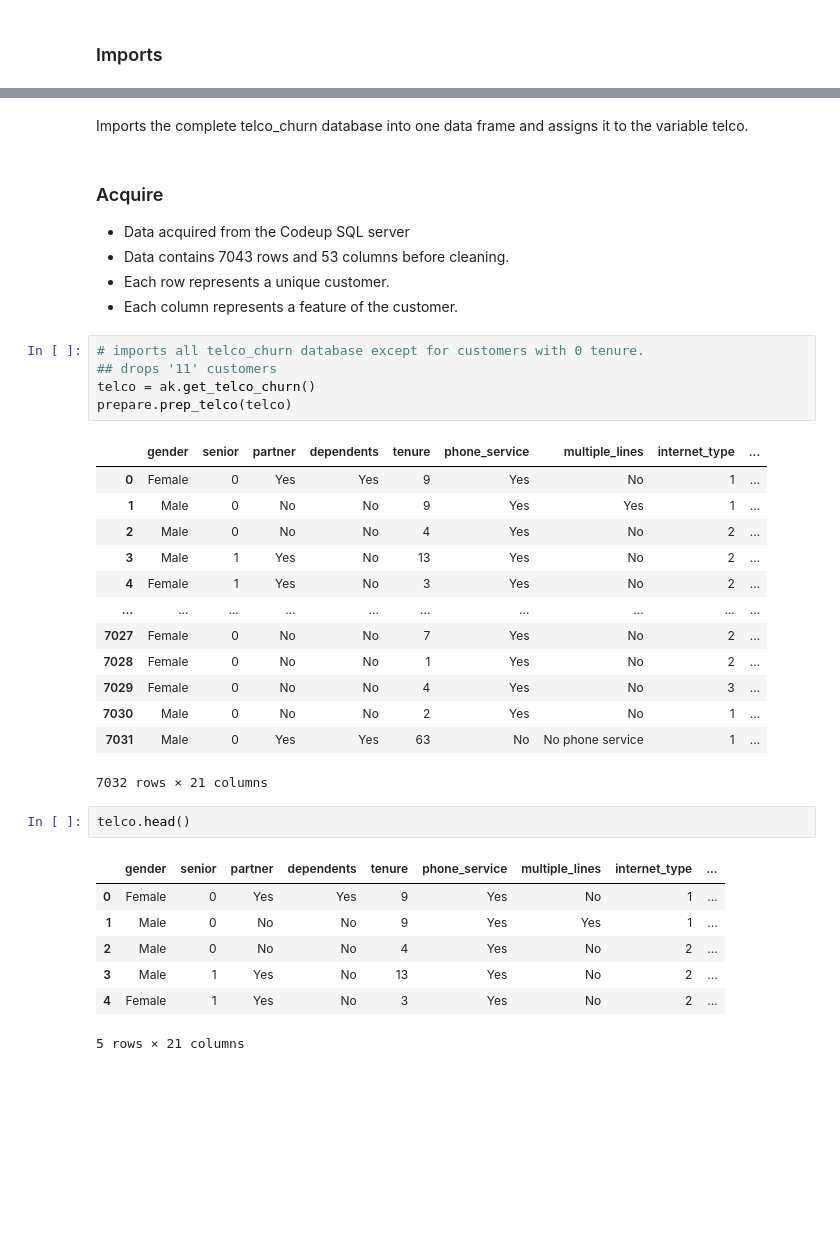
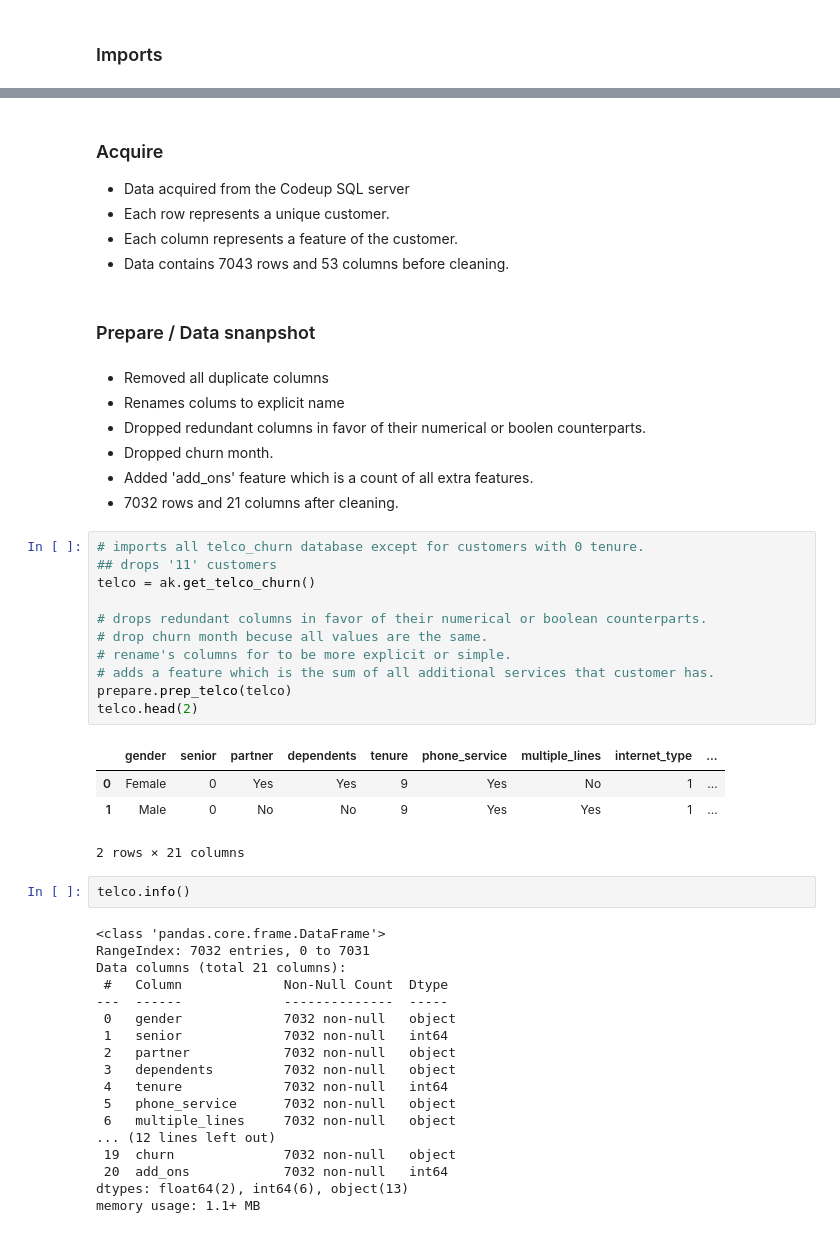
Before and after one commit to eelysee/telco_churn_ds_project, a Jupyter notebook: Final Report.ipynb, the cells around one changed output, grey strips where cells are left out. Drawn from its saved outputs; the diff is of its cells as text; blank space fills up the shorter version.

```diff
--- a/Final Report.ipynb
+++ b/Final Report.ipynb
@@ -23,38 +72,52 @@ import prepare
-# %% [markdown]
-Imports the complete telco_churn database into one data frame and assigns it to the variable telco.
 # %% [markdown]
 ### Acquire
 - Data acquired from the Codeup SQL server
-- Data contains 7043 rows and 53 columns before cleaning.
 - Each row represents a unique customer.
 - Each column represents a feature of the customer.
+- Data contains 7043 rows and 53 columns before cleaning.
+# %% [markdown]
+### Prepare /  Data snanpshot
+# %% [markdown]
+- Removed all duplicate columns
+- Renames colums to explicit name
+- Dropped redundant columns in favor of their numerical or boolen counterparts.
+- Dropped churn month.
+- Added 'add_ons' feature which is a count of all extra features.
+- 7032 rows and 21 columns after cleaning.
 # %%
 # imports all telco_churn database except for customers with 0 tenure.
 ## drops '11' customers
 telco = ak.get_telco_churn()
+
+# drops redundant columns in favor of their numerical or boolean counterparts.
+# drop churn month becuse all values are the same.
+# rename's columns for to be more explicit or simple.
+# adds a feature which is the sum of all additional services that customer has.
 prepare.prep_telco(telco)
+telco.head(2)
 # %% [output]
 |  | gender | senior | partner | dependents | tenure | phone_service | multiple_lines | internet_type | ... |
 | 0 | Female | 0 | Yes | Yes | 9 | Yes | No | 1 | ... |
 | 1 | Male | 0 | No | No | 9 | Yes | Yes | 1 | ... |
-| 2 | Male | 0 | No | No | 4 | Yes | No | 2 | ... |
-| 3 | Male | 1 | Yes | No | 13 | Yes | No | 2 | ... |
-| 4 | Female | 1 | Yes | No | 3 | Yes | No | 2 | ... |
-| ... | ... | ... | ... | ... | ... | ... | ... | ... | ... |
-| 7027 | Female | 0 | No | No | 7 | Yes | No | 2 | ... |
-| 7028 | Female | 0 | No | No | 1 | Yes | No | 2 | ... |
-| 7029 | Female | 0 | No | No | 4 | Yes | No | 3 | ... |
-| 7030 | Male | 0 | No | No | 2 | Yes | No | 1 | ... |
-| 7031 | Male | 0 | Yes | Yes | 63 | No | No phone service | 1 | ... |
-7032 rows × 21 columns
+2 rows × 21 columns
-# %%
-telco.head()
-# %% [output]
-|  | gender | senior | partner | dependents | tenure | phone_service | multiple_lines | internet_type | ... |
-| 0 | Female | 0 | Yes | Yes | 9 | Yes | No | 1 | ... |
-| 1 | Male | 0 | No | No | 9 | Yes | Yes | 1 | ... |
-| 2 | Male | 0 | No | No | 4 | Yes | No | 2 | ... |
-| 3 | Male | 1 | Yes | No | 13 | Yes | No | 2 | ... |
-| 4 | Female | 1 | Yes | No | 3 | Yes | No | 2 | ... |
-5 rows × 21 columns
+# %%
+telco.info()
+# %% [output]
+<class 'pandas.core.frame.DataFrame'>
+RangeIndex: 7032 entries, 0 to 7031
+Data columns (total 21 columns):
+ #   Column             Non-Null Count  Dtype
+---  ------             --------------  -----
+ 0   gender             7032 non-null   object
+ 1   senior             7032 non-null   int64
+ 2   partner            7032 non-null   object
+ 3   dependents         7032 non-null   object
+ 4   tenure             7032 non-null   int64
+ 5   phone_service      7032 non-null   object
+ 6   multiple_lines     7032 non-null   object
+... (12 lines left out)
+ 19  churn              7032 non-null   object
+ 20  add_ons            7032 non-null   int64
+dtypes: float64(2), int64(6), object(13)
+memory usage: 1.1+ MB
 # %% [markdown]
```
Also changed, not shown: parts of 65 cells of this notebook, 4 other files.
